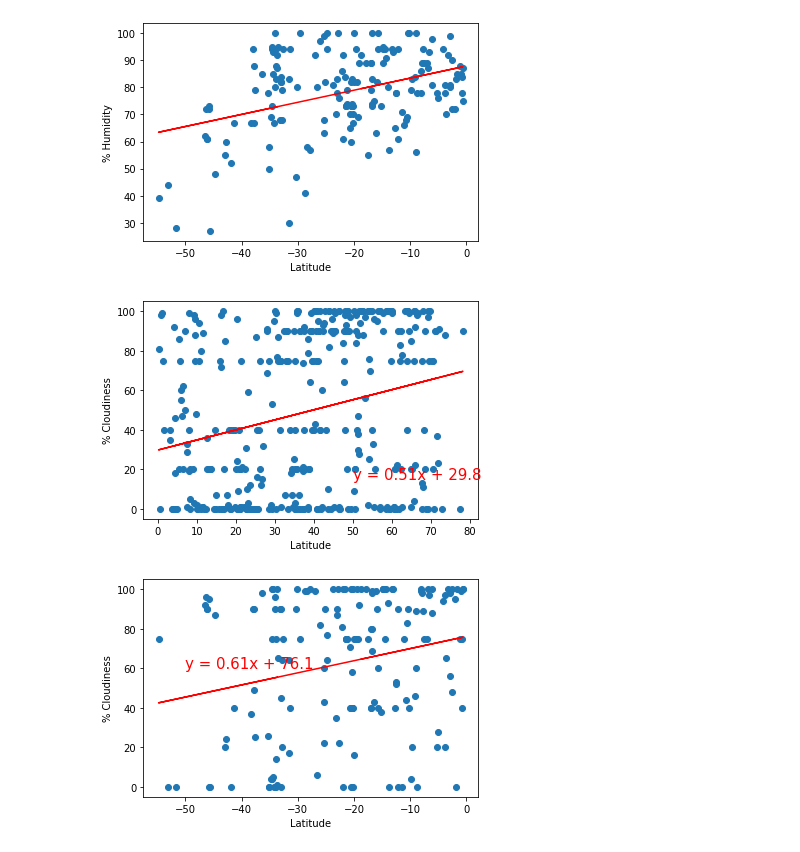
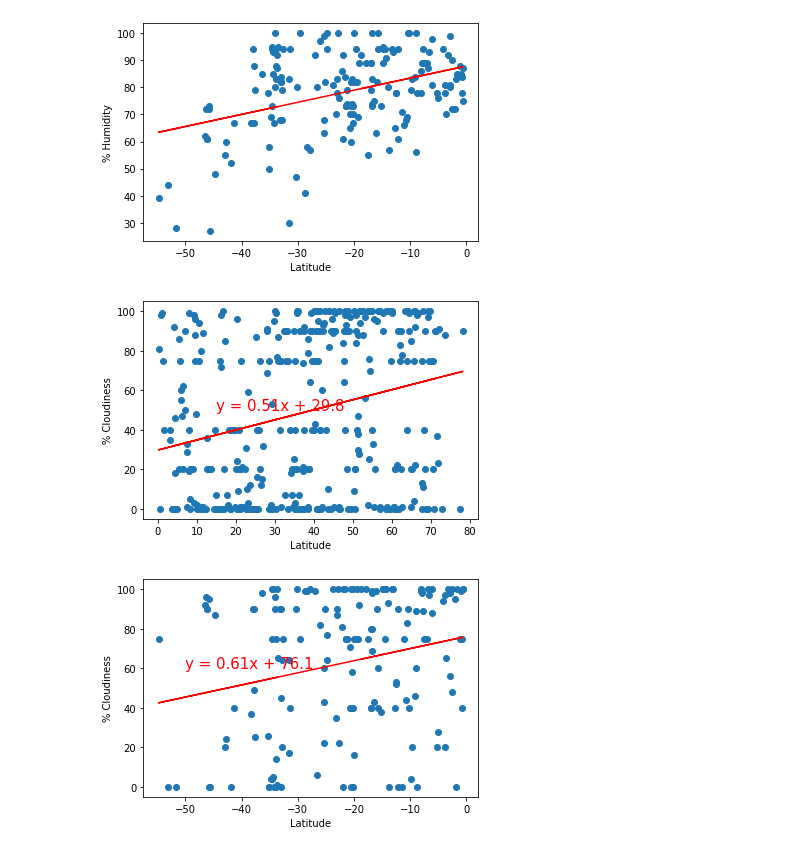
Before and after one commit to davidatoms/World-Weather-Analysis, a Jupyter notebook: WeatherPy.ipynb, the cells around one changed output. Saved outputs shown, nothing was run; the diff lists cells and outputs as text; code cells hidden in the pictures.

```diff
--- a/WeatherPy.ipynb
+++ b/WeatherPy.ipynb
@@ -310,14 +310,14 @@ plot_linear_regression(x_values, y_values,
 # %%
 # Linear regression on the latitude and longitude of the northern hempisphere
 x_values = northern_hemi_df["Lat"]
 y_values = northern_hemi_df["Cloudiness"]
 
 # Call the function
 plot_linear_regression(x_values, y_values,
                       'Linear Regression on the Southern Hemisphere \
-                      for % Cloudiness', '% Cloudiness', (50,15))
+                      for % Cloudiness', '% Cloudiness', (15,50))
 # %% [output]
-[figure, old version]
+[figure, new version]
 # %%
 # Linear regression on the Southern Hemisphere for cloudiness
 x_values = southern_hemi_df["Lat"]
```
Also changed, not shown: parts of 2 cells of this notebook, 1 other file.
